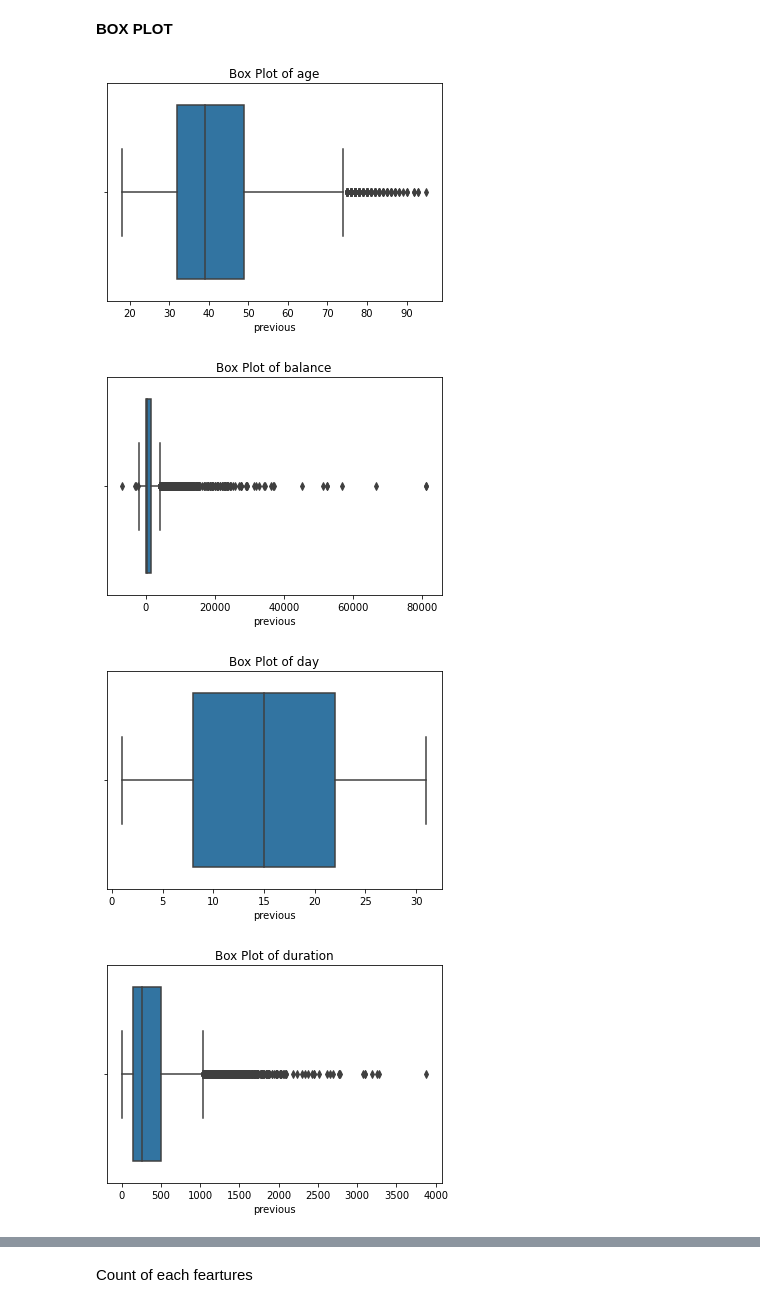
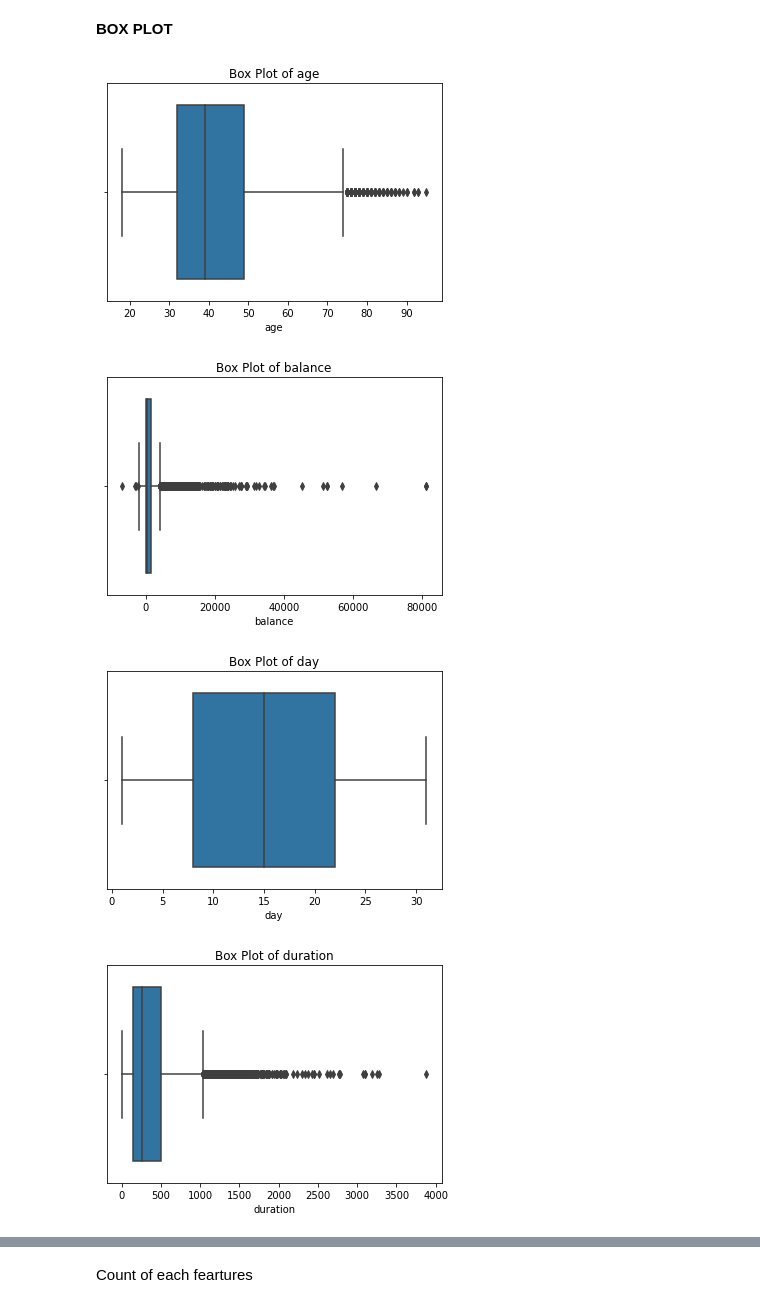
Before and after one commit to athulrj02/ProspectPulse, a Jupyter notebook: CstData.ipynb, the cells around one changed output, grey strips where cells are left out. Saved outputs shown, nothing was run; the diff lists cells and outputs as text; code cells hidden in the pictures.

```diff
--- a/CstData.ipynb
+++ b/CstData.ipynb
@@ -221,13 +221,13 @@ plt.show()
 # %%
 for i in numerical_features:
     sns.boxplot (data= df, x=i)
-    plt.xlabel(coloum)
+    plt.xlabel(i)
     plt.title('Box Plot of '+i)
     # plt.grid(False)
     plt.show()
 # %% [output]
-[figure, old version]
+[figure, new version]
 [figure]
-[figure, old version]
+[figure, new version]
 [figure]
 [figure]
```
Also changed, not shown: parts of 13 cells of this notebook.
